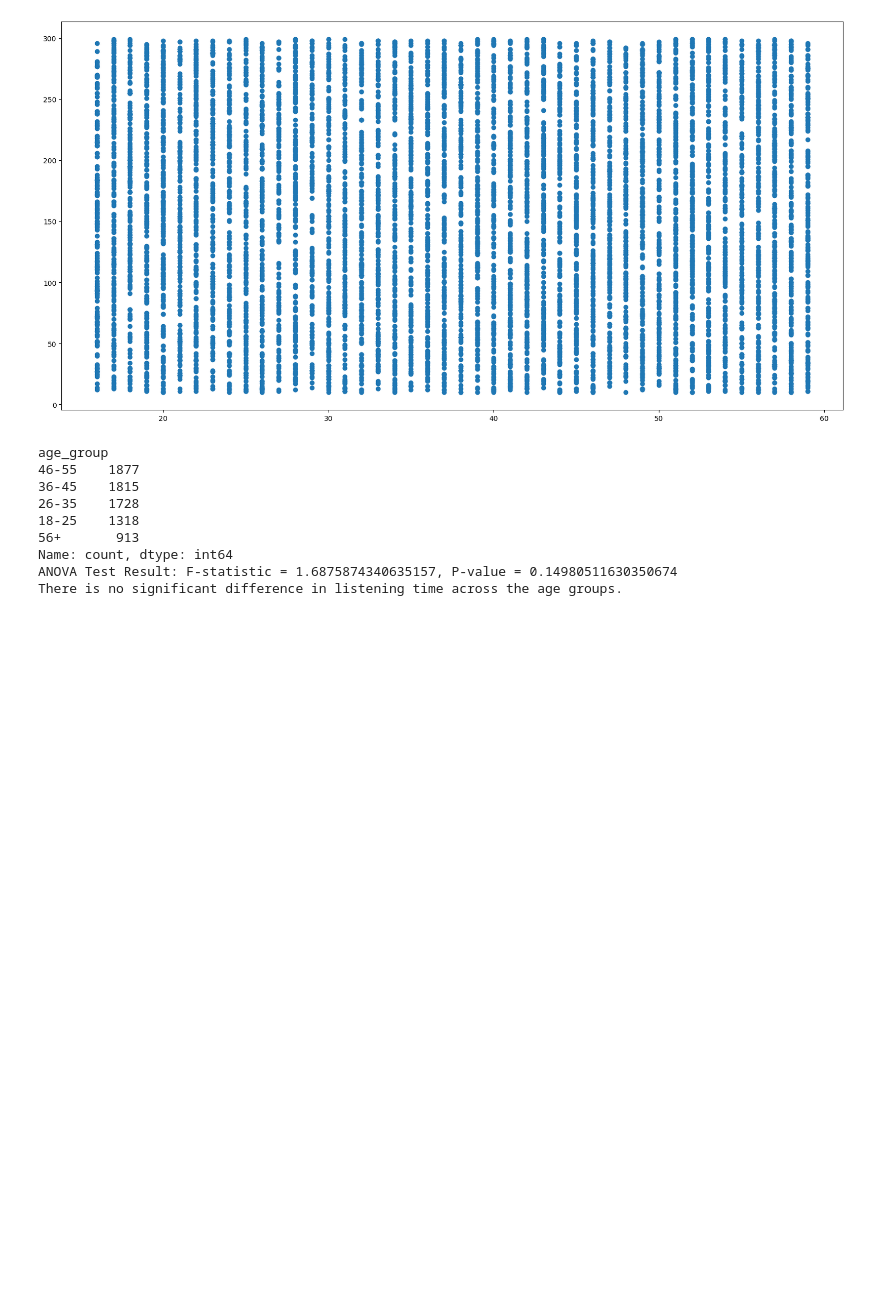
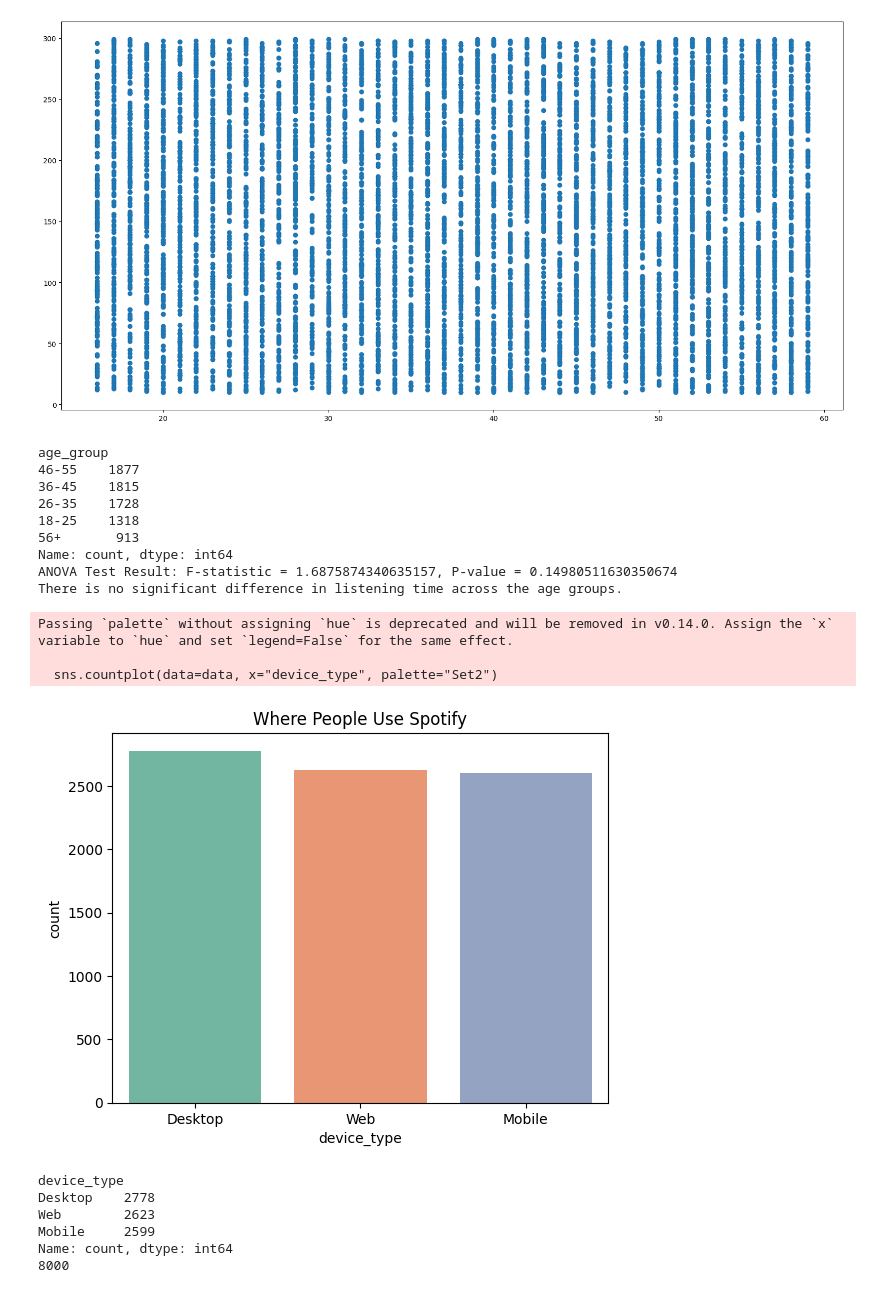
Before and after one commit to nightymighty68/DSBAY2, a Jupyter notebook: test1.ipynb, the cells around one changed output. Drawn from its saved outputs; the diff is of its cells as text; code cells hidden in the pictures; blank space fills up the shorter version.

```diff
--- a/test1.ipynb
+++ b/test1.ipynb
@@ -4,7 +4,7 @@ import matplotlib.pyplot as plt
 import numpy as np
 import seaborn as sns
 # %%
-data = pd.read_csv('C:\\Users\\601-30\\Desktop\\dsbay2\\DSBAY2\\datasets\\spotify_churn_dataset.csv')
+data = pd.read_csv('C:\\Users\\HP\\OneDrive\\Documents\\DSBACODINGTEST\\datasets\\spotify_churn_dataset.csv')
 # %%
 # Display the first few rows of the dataframe
 data.head(6)
@@ -142,3 +146,25 @@ age_group
 Name: count, dtype: int64
 ANOVA Test Result: F-statistic = 1.6875874340635157, P-value = 0.14980511630350674
 There is no significant difference in listening time across the age groups.
+# %%
+import seaborn as sns
+import matplotlib.pyplot as plt
+
+sns.countplot(data=data, x="device_type", palette="Set2")
+plt.title("Where People Use Spotify")
+plt.show()
+
+print (data["device_type"].value_counts())
+
+print(data["device_type"].count())
+# %% [output]
+Passing `palette` without assigning `hue` is deprecated and will be removed in v0.14.0. Assign the `x` variable to `hue` and set `legend=False` for the same effect.
+
+  sns.countplot(data=data, x="device_type", palette="Set2")
+[figure, added]
+device_type
+Desktop    2778
+Web        2623
+Mobile     2599
+Name: count, dtype: int64
+8000
```
Also changed, not shown: parts of 1 cell of this notebook.
